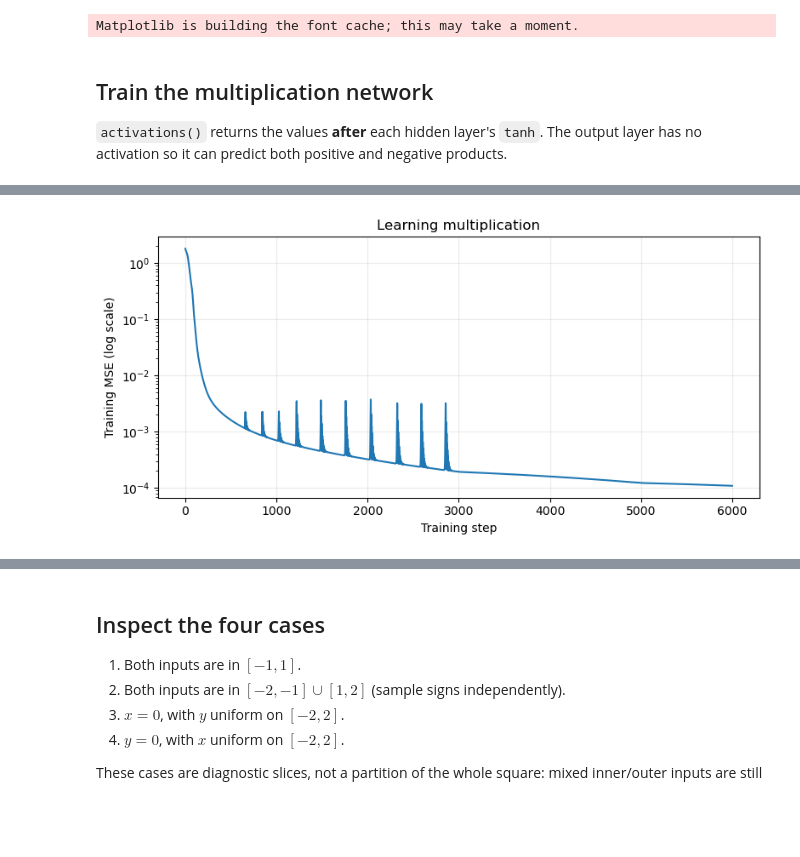
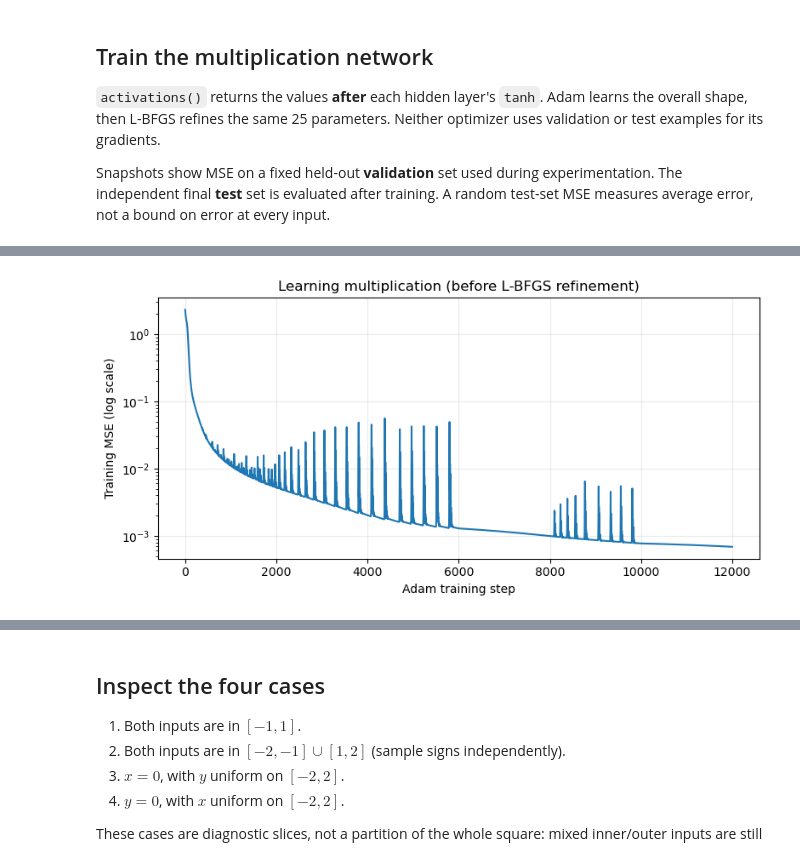
Before and after one commit to isaacwu2000/NN-Interp, a Jupyter notebook: main.ipynb, the cells around one changed output, grey strips where cells are left out. Cells and saved outputs as stored; diff of their text form; code cells hidden in the pictures; blank space fills up the shorter version.

```diff
--- a/main.ipynb
+++ b/main.ipynb
@@ -14,14 +14,14 @@ import torch
 from torch import nn
 import matplotlib.pyplot as plt
 
-# A small CPU model; one thread avoids overhead for these tiny matrices.
+# One thread avoids overhead for these tiny matrices.
 torch.set_num_threads(1)
 torch.manual_seed(42)
 plt.rcParams["figure.figsize"] = (8, 4)
 
 
-def sample_inputs(n):
-    return 4 * torch.rand(n, 2) - 2
+def sample_inputs(n, generator=None):
+    return 4 * torch.rand(n, 2, generator=generator) - 2
 
 
 def product(inputs):
@@ -29,22 +29,25 @@ def product(inputs):
 
 
 train_x = sample_inputs(4096)
-test_x = sample_inputs(4096)  # Held out from model and probe training.
+validation_x = sample_inputs(4096)
+# An independent generator keeps the final test set separate from tuning.
+test_x = sample_inputs(16384, generator=torch.Generator().manual_seed(2026))
 train_y = product(train_x)
+validation_y = product(validation_x)
 test_y = product(test_x)
-# %% [output]
-Matplotlib is building the font cache; this may take a moment.
 # %% [markdown]
 ## Train the multiplication network
 
-`activations()` returns the values **after** each hidden layer's `tanh`. The output layer has no activation so it can predict both positive and negative products.
+`activations()` returns the values **after** each hidden layer's `tanh`. Adam learns the overall shape, then L-BFGS refines the same 25 parameters. Neither optimizer uses validation or test examples for its gradients.
+
+Snapshots show MSE on a fixed held-out **validation** set used during experimentation. The independent final **test** set is evaluated after training. A random test-set MSE measures average error, not a bound on error at every input.
 # %%
 class MultiplicationNet(nn.Module):
     def __init__(self):
         super().__init__()
         self.hidden1 = nn.Linear(2, 4)
-        self.hidden2 = nn.Linear(4, 4)
-        self.output = nn.Linear(4, 1)
+        self.hidden2 = nn.Linear(4, 2)
+        self.output = nn.Linear(2, 1)
 
     def activations(self, inputs):
         h1 = torch.tanh(self.hidden1(inputs))
@@ -57,33 +60,68 @@ class MultiplicationNet(nn.Module):
 
 
 model = MultiplicationNet()
+loss_fn = nn.MSELoss()
+losses = []
+snapshots = []
+snapshot_steps = {0, 100, 500, 2000, 6000, 12000}
+stage_axis = torch.linspace(-2, 2, 41)
+stage_xx, stage_yy = torch.meshgrid(stage_axis, stage_axis, indexing="xy")
+stage_grid = torch.stack([stage_xx.flatten(), stage_yy.flatten()], dim=1)
+
+
+@torch.no_grad()
+def save_snapshot(label):
+    mse = loss_fn(model(validation_x), validation_y).item()
+    surface = model(stage_grid).reshape(stage_xx.shape).clone()
+    snapshots.append((label, mse, surface))
+    print(f"{label}: held-out validation MSE = {mse:.6f}")
+
+
 optimizer = torch.optim.Adam(model.parameters(), lr=0.01)
 scheduler = torch.optim.lr_scheduler.MultiStepLR(
-    optimizer, milestones=[3000, 5000], gamma=0.3
+    optimizer, milestones=[6000, 10000], gamma=0.3
 )
-loss_fn = nn.MSELoss()
-losses = []
-
 model.train()
-for step in range(6000):
-    prediction = model(train_x)
-    loss = loss_fn(prediction, train_y)
+save_snapshot("Step 0")
+for step in range(1, 12001):
+    loss = loss_fn(model(train_x), train_y)
     optimizer.zero_grad()
     loss.backward()
     optimizer.step()
     scheduler.step()
     losses.append(loss.item())
+    if step in snapshot_steps:
+        save_snapshot(f"Adam step {step}")
 
+# Refine the fit without adding neurons or changing the activation function.
+optimizer = torch.optim.LBFGS(
+    model.parameters(), max_iter=1500, line_search_fn="strong_wolfe",
+    tolerance_grad=1e-9, tolerance_change=1e-12,
+)
+
+
+def refine_closure():
+    optimizer.zero_grad()
+    loss = loss_fn(model(train_x), train_y)
+    loss.backward()
+    return loss
+
+
+optimizer.step(refine_closure)
 model.eval()
+save_snapshot("After L-BFGS")
 with torch.no_grad():
     test_prediction = model(test_x)
-    print(f"Held-out MSE: {loss_fn(test_prediction, test_y).item():.6f}")
-    print(f"Held-out MAE: {(test_prediction - test_y).abs().mean().item():.6f}")
+    test_mse = loss_fn(test_prediction, test_y).item()
+    print(f"\nParameters: {sum(p.numel() for p in model.parameters())}")
+    print(f"Final held-out test MSE: {test_mse:.6f}")
+    print(f"Final held-out test MAE: {(test_prediction - test_y).abs().mean().item():.6f}")
+    print(f"MSE < 0.001: {test_mse < 0.001}")
 
 plt.semilogy(losses)
-plt.xlabel("Training step")
+plt.xlabel("Adam training step")
 plt.ylabel("Training MSE (log scale)")
-plt.title("Learning multiplication")
+plt.title("Learning multiplication (before L-BFGS refinement)")
 plt.grid(alpha=0.25)
 plt.tight_layout()
 plt.show()
@@ -93 +141 @@ Held-out MAE: 0.007713
-[figure, old version]
+[figure, new version]
```
Also changed, not shown: parts of 9 cells of this notebook, 1 other file.
